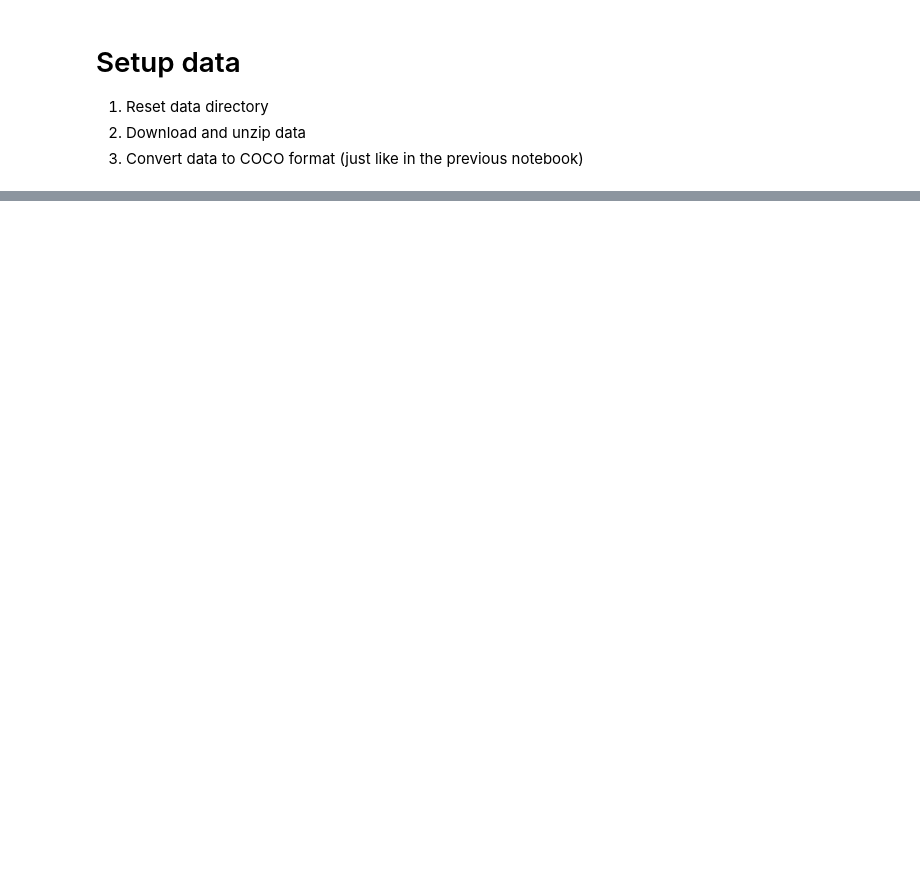
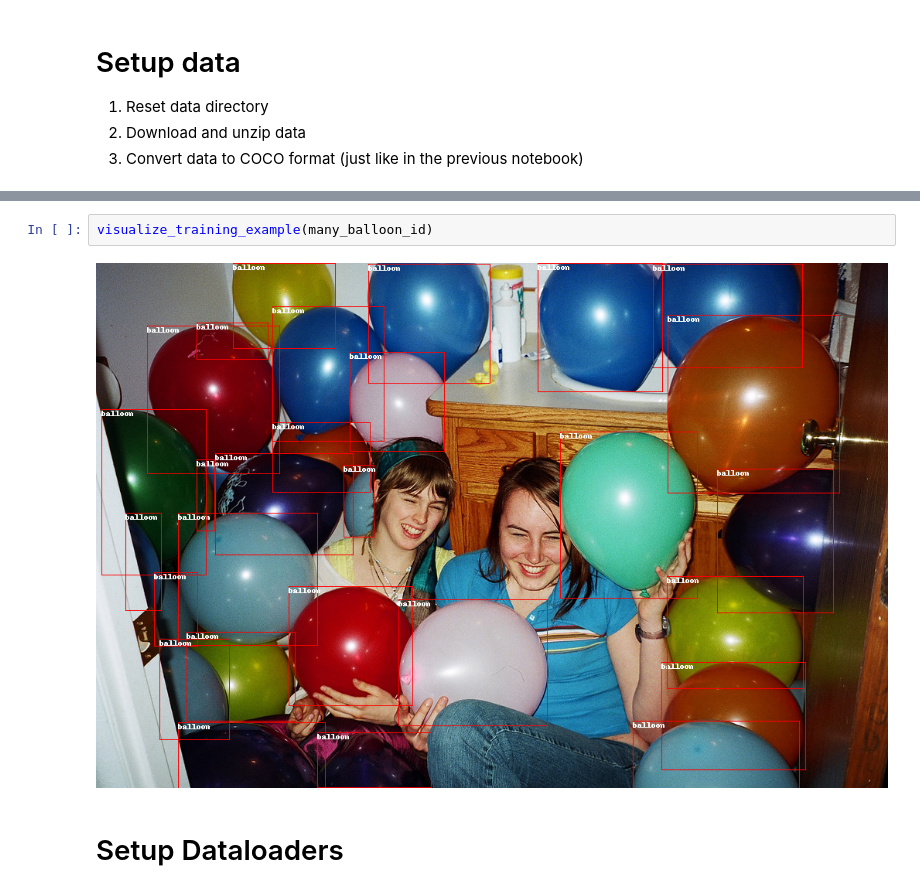
Before and after one commit to sunildkumar/finetune_detr, a Jupyter notebook: finetune_detr_from_scratch_ptl.ipynb, the cells around one changed output, grey strips where cells are left out. Saved outputs shown, nothing was run; the diff lists cells and outputs as text; blank space fills up the shorter version.

```diff
--- a/finetune_detr_from_scratch_ptl.ipynb
+++ b/finetune_detr_from_scratch_ptl.ipynb
@@ -50,0 +253,6 @@ Saving to: ‘balloon_dataset.zip’
+# %%
+visualize_training_example(many_balloon_id)
+# %% [output]
+[figure, added]
+# %% [markdown]
+# Setup Dataloaders
```
Also changed, not shown: parts of 13 cells of this notebook.
